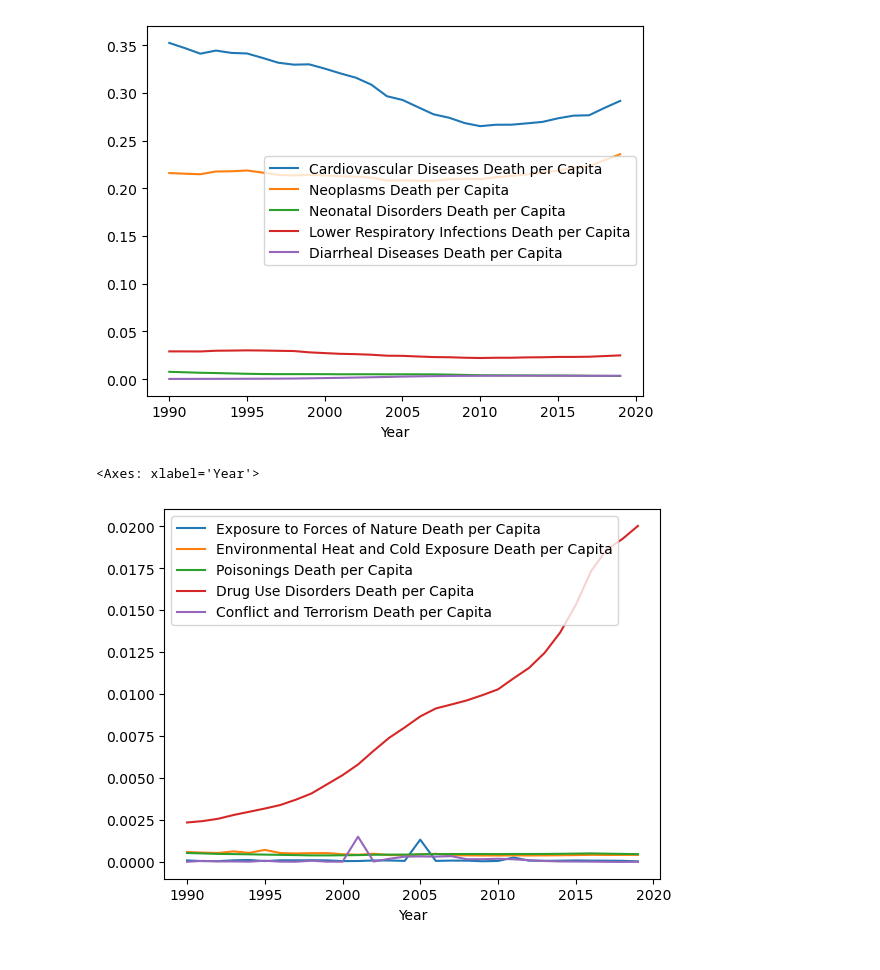
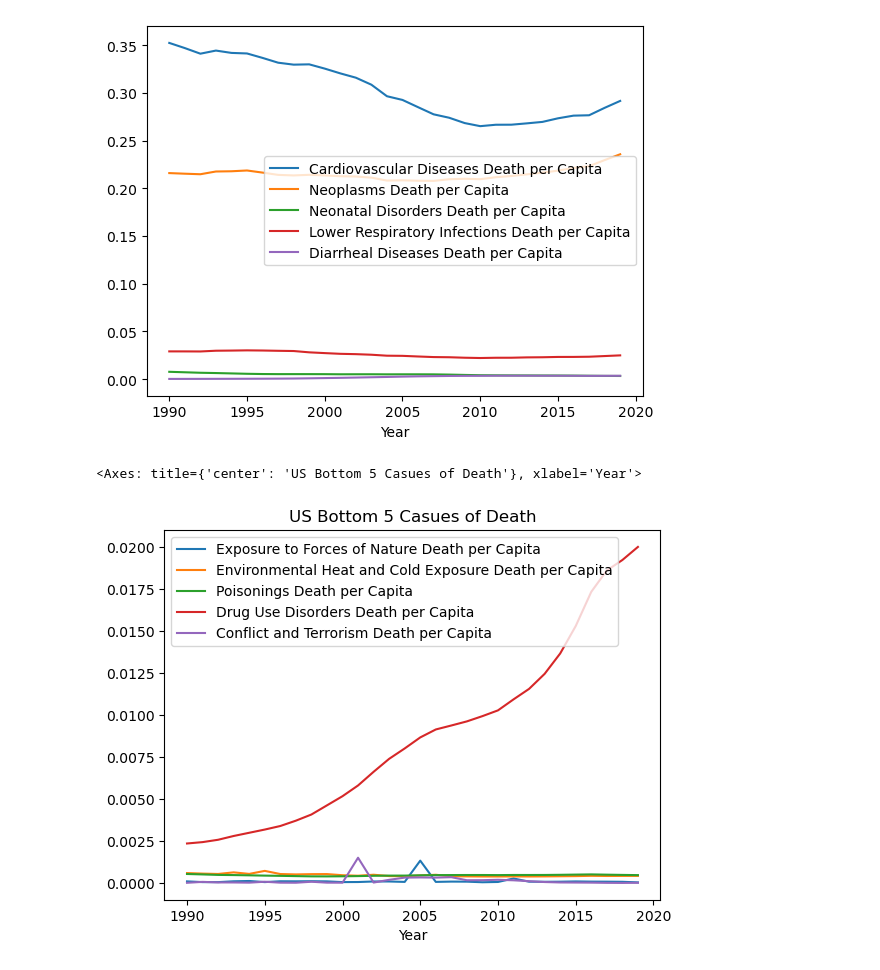
Before and after one commit to JoeyForgetabbait/Common-Causes-of-Death-, a Jupyter notebook: Cause of Death Analysis/CommonCausesofDeath.ipynb, the cells around one changed output. Saved outputs shown, nothing was run; the diff lists cells and outputs as text; code cells hidden in the pictures.

```diff
--- a/Cause of Death Analysis/CommonCausesofDeath.ipynb
+++ b/Cause of Death Analysis/CommonCausesofDeath.ipynb
@@ -367,10 +367,10 @@ usa_death_top.plot(x='Year')
 [figure]
 # %%
 usa_deaths_bottom=usa_death[bottom_deaths].astype(float)
-usa_deaths_bottom.plot(x='Year')
+usa_deaths_bottom.plot(x='Year',title='US Bottom 5 Casues of Death')
 # %% [output]
-<Axes: xlabel='Year'>
+<Axes: title={'center': 'US Bottom 5 Casues of Death'}, xlabel='Year'>
-[figure, old version]
+[figure, new version]
 # %%
 
 # Questions to Answer:
```
